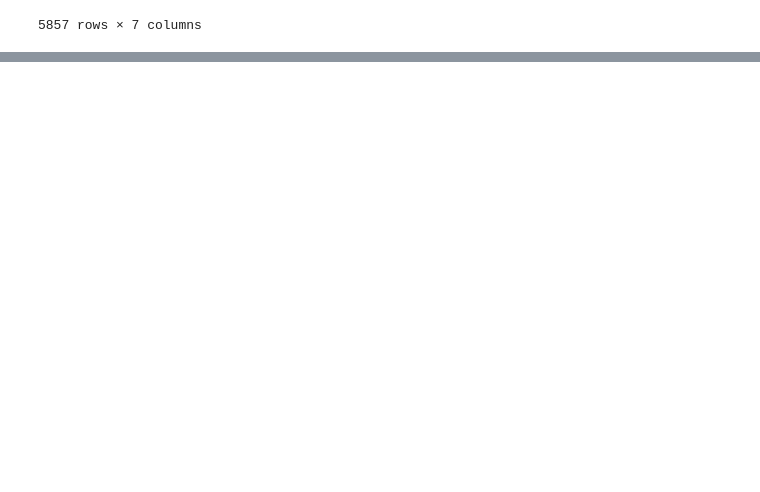
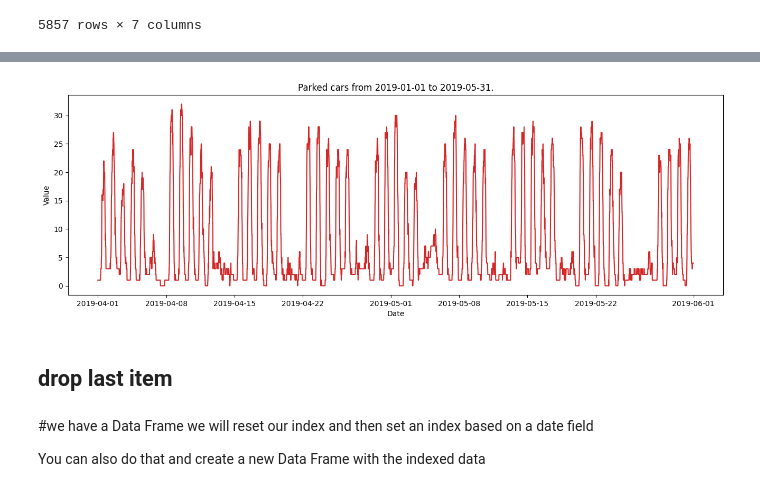
Before and after one commit to Deniz-shelby/ACN-data-project, a Jupyter notebook: Prognose_V4.ipynb, the cells around one changed output, grey strips where cells are left out. Drawn from its saved outputs; the diff is of its cells as text; code cells hidden in the pictures; blank space fills up the shorter version.

```diff
--- a/Prognose_V4.ipynb
+++ b/Prognose_V4.ipynb
@@ -1139,5 +1167,7 @@ df_sum
 | 5855 | 2019-05-31 23:45:00-07:00 | 4 | 83.44 | 87.84 | 23:45:00 | Fr | 2019-05-31 |
 | 5856 | 2019-06-01 00:00:00-07:00 | 4 | 85.52 | 87.84 | 00:00:00 | Sa | 2019-06-01 |
 5857 rows × 7 columns
+# %%
+df_new = pd.DataFrame(list(zip(df_sum['zeitreihe'],df_sum['sum_parked_count'])), columns = ['zeitreihe','sum_parked_count'])
 # %%
-df_new =
+df_new
@@ -1143,0 +1188,11 @@ df_new =
+# %%
+# Draw Plot
+def plot_df(df, x, y, title="", xlabel='Date', ylabel='Value', dpi=100):
+    plt.figure(figsize=(16,5), dpi=dpi)
+    plt.plot(x, y, color='tab:red')
+    plt.gca().set(title=title, xlabel=xlabel, ylabel=ylabel)
+    plt.show()
+
+plot_df(df, x=df_new['zeitreihe'], y=df_new['sum_parked_count'], title='Parked cars from 2019-01-01 to 2019-05-31.')
+# %% [output]
+[figure, added]
@@ -1143,0 +1204,2 @@ df_new =
+# %% [markdown]
+## drop last item
@@ -1143,0 +1208,4 @@ df_new =
+# %% [markdown]
+#we have a Data Frame we will reset our index and then set an index based on a date field
+
+You can also do that and create a new Data Frame with the indexed data
```
Also changed, not shown: parts of 37 cells of this notebook.
